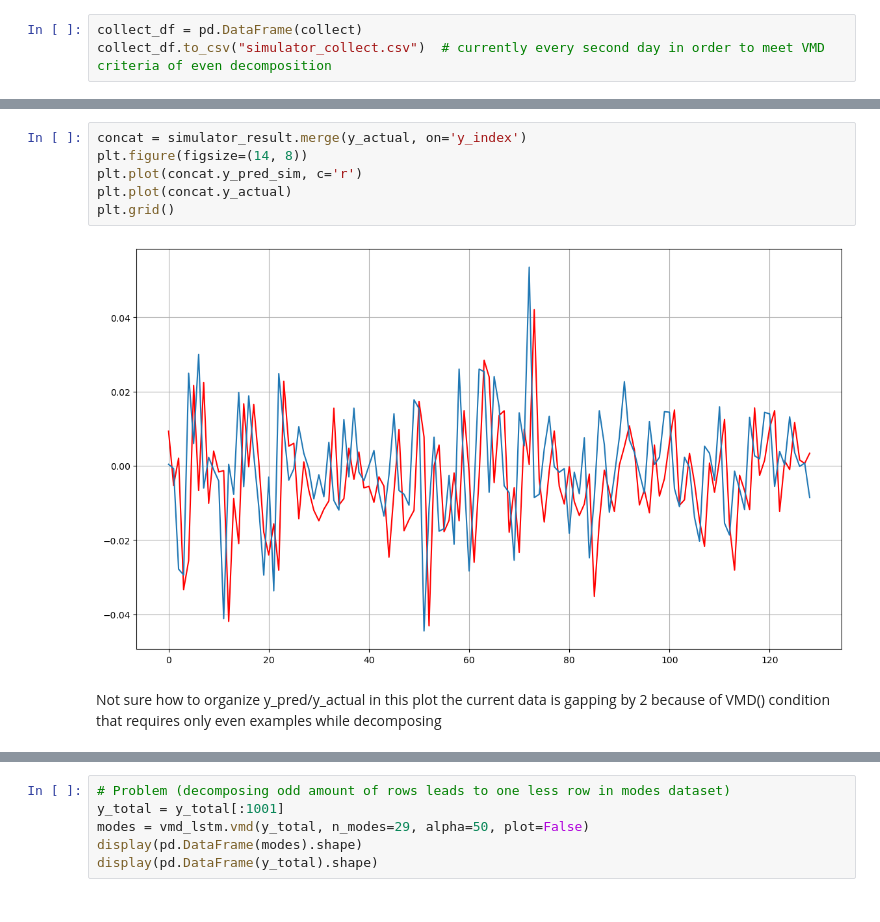
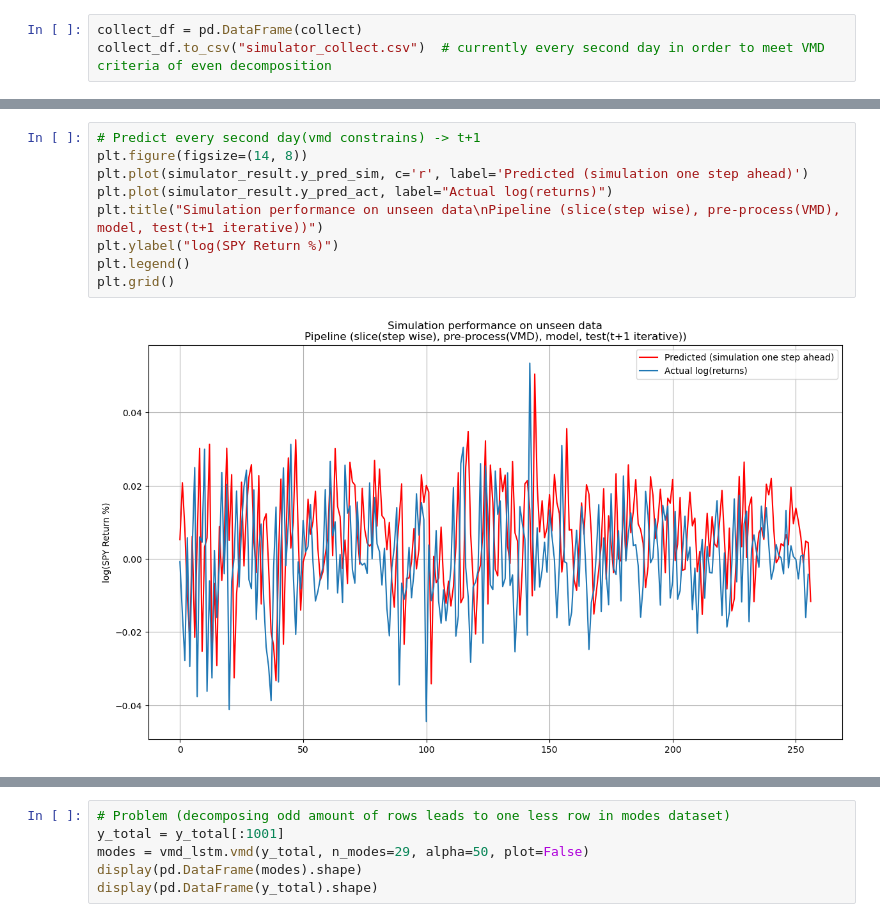
Before and after one commit to dminchev1/vmd-lstm, a Jupyter notebook: vmd_verify.ipynb, the cells around one changed output, grey strips where cells are left out. Saved outputs shown, nothing was run; the diff lists cells and outputs as text.

```diff
--- a/vmd_verify.ipynb
+++ b/vmd_verify.ipynb
@@ -297,10 +304,11 @@ concat
-# %%
-concat = simulator_result.merge(y_actual, on='y_index')
-plt.figure(figsize=(14, 8))
-plt.plot(concat.y_pred_sim, c='r')
-plt.plot(concat.y_actual)
-plt.grid()
-# %% [output]
-[figure, removed]
-# %% [markdown]
-Not sure how to organize y_pred/y_actual in this plot the current data is gapping by 2 because of VMD() condition that requires only even examples while decomposing
+# %%
+# Predict every second day(vmd constrains) -> t+1
+plt.figure(figsize=(14, 8))
+plt.plot(simulator_result.y_pred_sim, c='r', label='Predicted (simulation one step ahead)')
+plt.plot(simulator_result.y_pred_act, label="Actual log(returns)")
+plt.title("Simulation performance on unseen data\nPipeline (slice(step wise), pre-process(VMD), model, test(t+1 iterative))")
+plt.ylabel("log(SPY Return %)")
+plt.legend()
+plt.grid()
+# %% [output]
+[figure, added]
```
Also changed, not shown: parts of 15 cells of this notebook.
